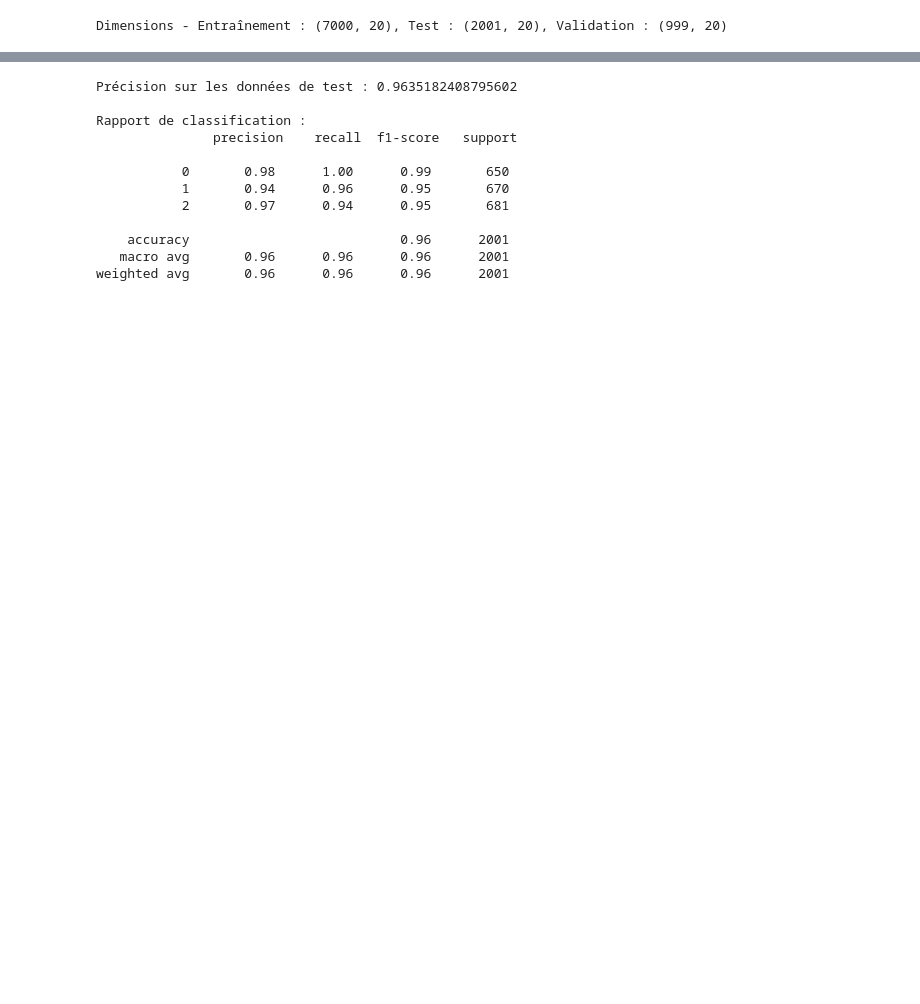
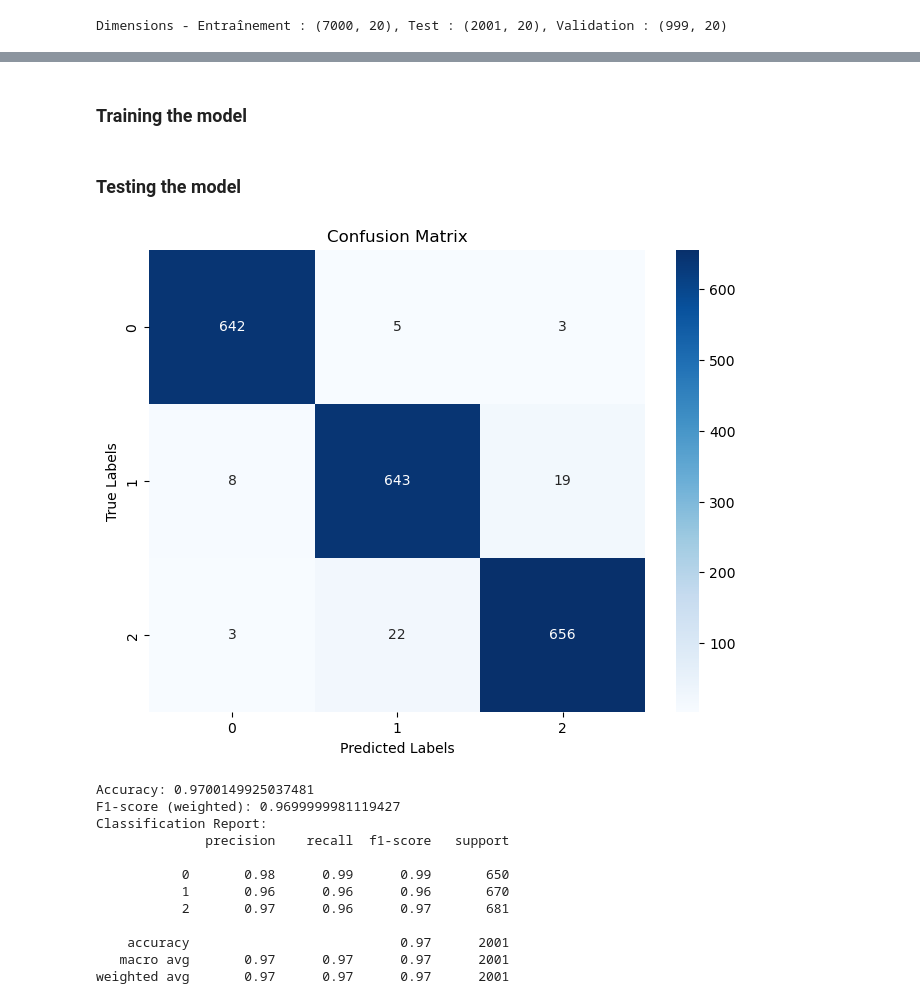
Before and after one commit to aidaneisani/Docker_exament, a Jupyter notebook: train_classifier.ipynb, the cells around one changed output, grey strips where cells are left out. Cells and saved outputs as stored; diff of their text form; code cells hidden in the pictures; blank space fills up the shorter version.

Commit message:
Entraîner le modèle

```diff
--- a/train_classifier.ipynb
+++ b/train_classifier.ipynb
@@ -50,27 +54,60 @@ Dimensions - Entraînement : (7000, 20), Test : (2001, 20), Validation : (999, 2
+# %% [markdown]
+### Training the model
 # %%
-from sklearn.neighbors import KNeighborsClassifier
-from sklearn.metrics import accuracy_score, classification_report
+from sklearn.tree import DecisionTreeClassifier
 
-# Création et entraînement du modèle
-model = KNeighborsClassifier(n_neighbors=5)
+# créer le modèle d'arbre de décision
+model = DecisionTreeClassifier(random_state=42)
+
+# entraîner le modèle sur les données d'entraînement
 model.fit(X_train, y_train)
 
-# Prédiction sur les données de test
-y_pred = model.predict(X_test)
-
-# Évaluation des performances
-print("Précision sur les données de test :", accuracy_score(y_test, y_pred))
-print("\nRapport de classification :\n", classification_report(y_test, y_pred))
+# faire des prédictions sur les données de test
+y_test_pred = model.predict(X_test)
-# %% [output]
-Précision sur les données de test : 0.9635182408795602
-
-Rapport de classification :
-               precision    recall  f1-score   support
-
-           0       0.98      1.00      0.99       650
-           1       0.94      0.96      0.95       670
-           2       0.97      0.94      0.95       681
-
-    accuracy                           0.96      2001
-   macro avg       0.96      0.96      0.96      2001
-weighted avg       0.96      0.96      0.96      2001
+# %% [markdown]
+### Testing the model
+# %%
+import seaborn as sns
+import matplotlib.pyplot as plt
+from sklearn.metrics import accuracy_score, f1_score, confusion_matrix, classification_report
+
+# Faire des prédictions sur les données de test
+y_test_pred = model.predict(X_test)
+
+# Afficher la matrice de confusion
+conf_matrix = confusion_matrix(y_test, y_test_pred)
+plt.figure(figsize=(8, 6))
+sns.heatmap(conf_matrix, annot=True, fmt='d', cmap='Blues', xticklabels=True, yticklabels=True)
+
+plt.xlabel('Predicted Labels')
+plt.ylabel('True Labels')
+plt.title('Confusion Matrix')
+
+plt.show()
+
+# Calculer la précision
+accuracy = accuracy_score(y_test, y_test_pred)
+print(f"Accuracy: {accuracy}")
+
+# Calculer le F1-score (utile si vous avez des classes déséquilibrées)
+f1 = f1_score(y_test, y_test_pred, average='weighted')
+print(f"F1-score (weighted): {f1}")
+
+# Afficher le rapport de classification
+class_report = classification_report(y_test, y_test_pred)
+print("Classification Report:")
+print(class_report)
+# %% [output]
+[figure, added]
+Accuracy: 0.9700149925037481
+F1-score (weighted): 0.9699999981119427
+Classification Report:
+              precision    recall  f1-score   support
+
+           0       0.98      0.99      0.99       650
+           1       0.96      0.96      0.96       670
+           2       0.97      0.96      0.97       681
+
+    accuracy                           0.97      2001
+   macro avg       0.97      0.97      0.97      2001
+weighted avg       0.97      0.97      0.97      2001
```
Also changed, not shown: parts of 3 cells of this notebook.
